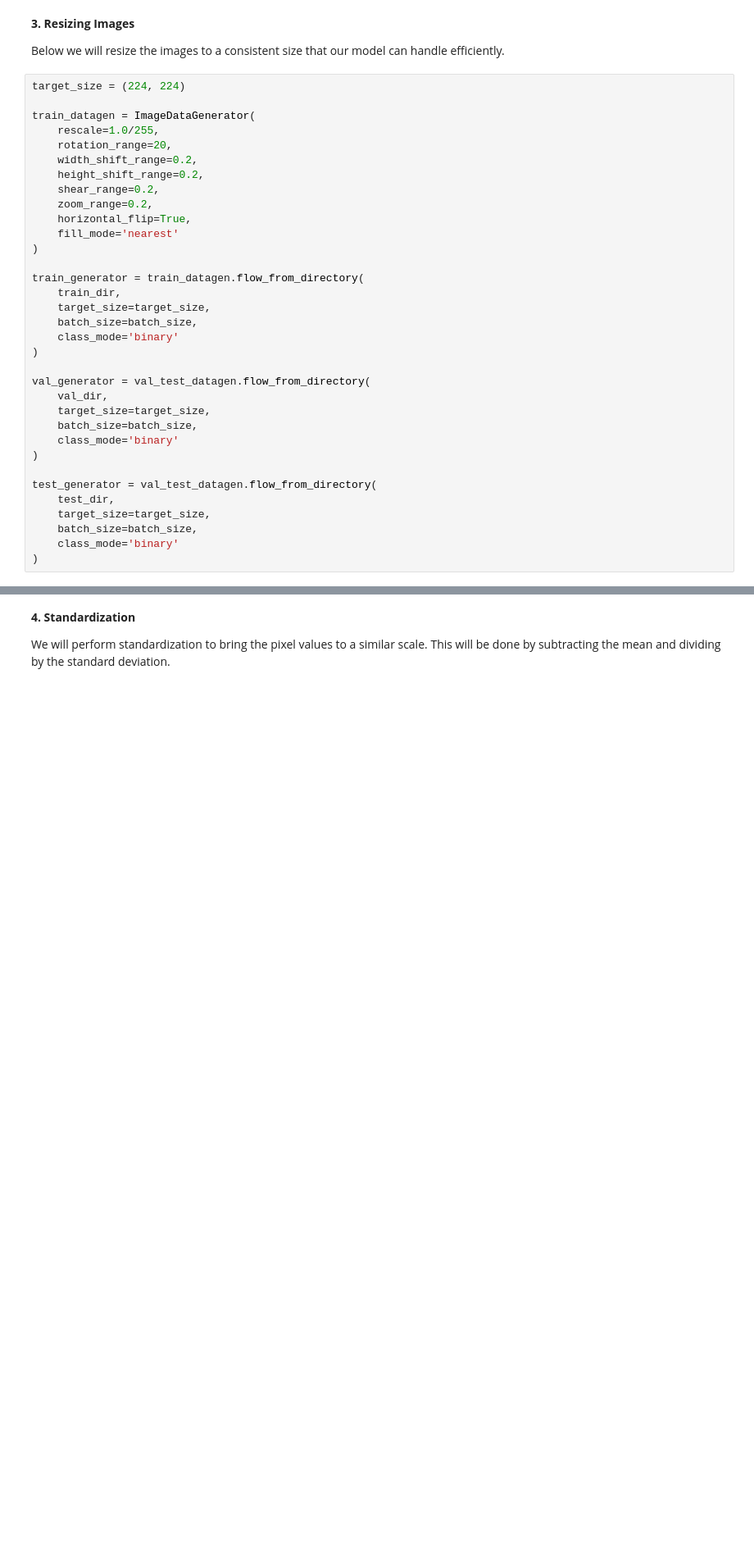
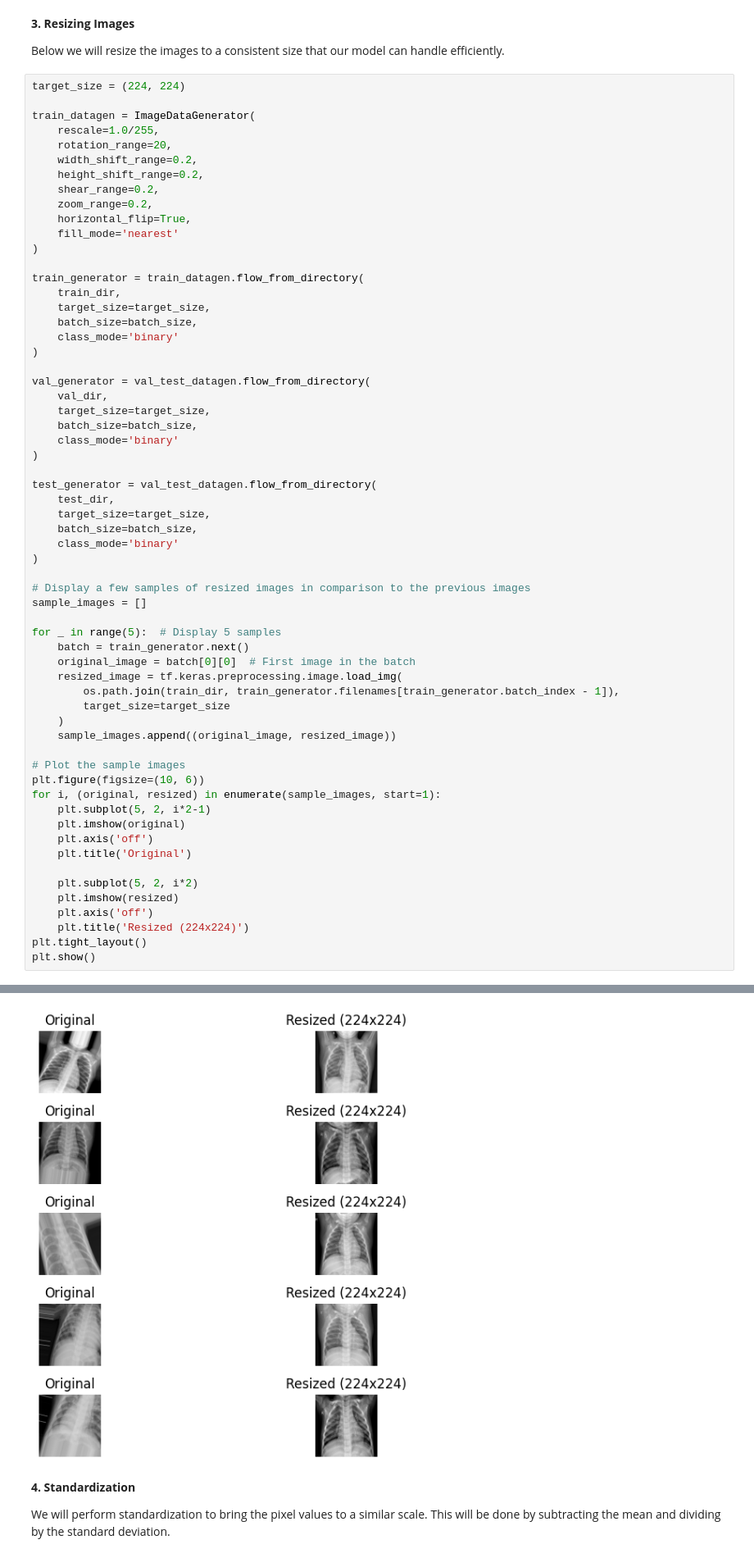
Before and after one commit to TonyN2060/Phase4-Project-Image-Classification-with-Deep-Learning, a Jupyter notebook: EDA.ipynb, the cells around one changed output, grey strips where cells are left out. Shown at 82% size. Cells and saved outputs as stored; diff of their text form; blank space fills up the shorter version.

```diff
--- a/EDA.ipynb
+++ b/EDA.ipynb
@@ -271,33 +272,61 @@ train_datagen = ImageDataGenerator(
     shear_range=0.2,
     zoom_range=0.2,
     horizontal_flip=True,
     fill_mode='nearest'
 )
 
 train_generator = train_datagen.flow_from_directory(
     train_dir,
     target_size=target_size,
     batch_size=batch_size,
     class_mode='binary'
 )
 
 val_generator = val_test_datagen.flow_from_directory(
     val_dir,
     target_size=target_size,
     batch_size=batch_size,
     class_mode='binary'
 )
 
 test_generator = val_test_datagen.flow_from_directory(
     test_dir,
     target_size=target_size,
     batch_size=batch_size,
     class_mode='binary'
 )
+
+# Display a few samples of resized images in comparison to the previous images
+sample_images = []
+
+for _ in range(5):  # Display 5 samples
+    batch = train_generator.next()
+    original_image = batch[0][0]  # First image in the batch
+    resized_image = tf.keras.preprocessing.image.load_img(
+        os.path.join(train_dir, train_generator.filenames[train_generator.batch_index - 1]),
+        target_size=target_size
+    )
+    sample_images.append((original_image, resized_image))
+
+# Plot the sample images
+plt.figure(figsize=(10, 6))
+for i, (original, resized) in enumerate(sample_images, start=1):
+    plt.subplot(5, 2, i*2-1)
+    plt.imshow(original)
+    plt.axis('off')
+    plt.title('Original')
+
+    plt.subplot(5, 2, i*2)
+    plt.imshow(resized)
+    plt.axis('off')
+    plt.title('Resized (224x224)')
+plt.tight_layout()
+plt.show()
 # %% [output]
 Found 5216 images belonging to 2 classes.
 Found 16 images belonging to 2 classes.
 Found 624 images belonging to 2 classes.
+[figure, added]
 # %% [markdown]
 **4. Standardization**
 
```
Also changed, not shown: parts of 4 cells of this notebook.
